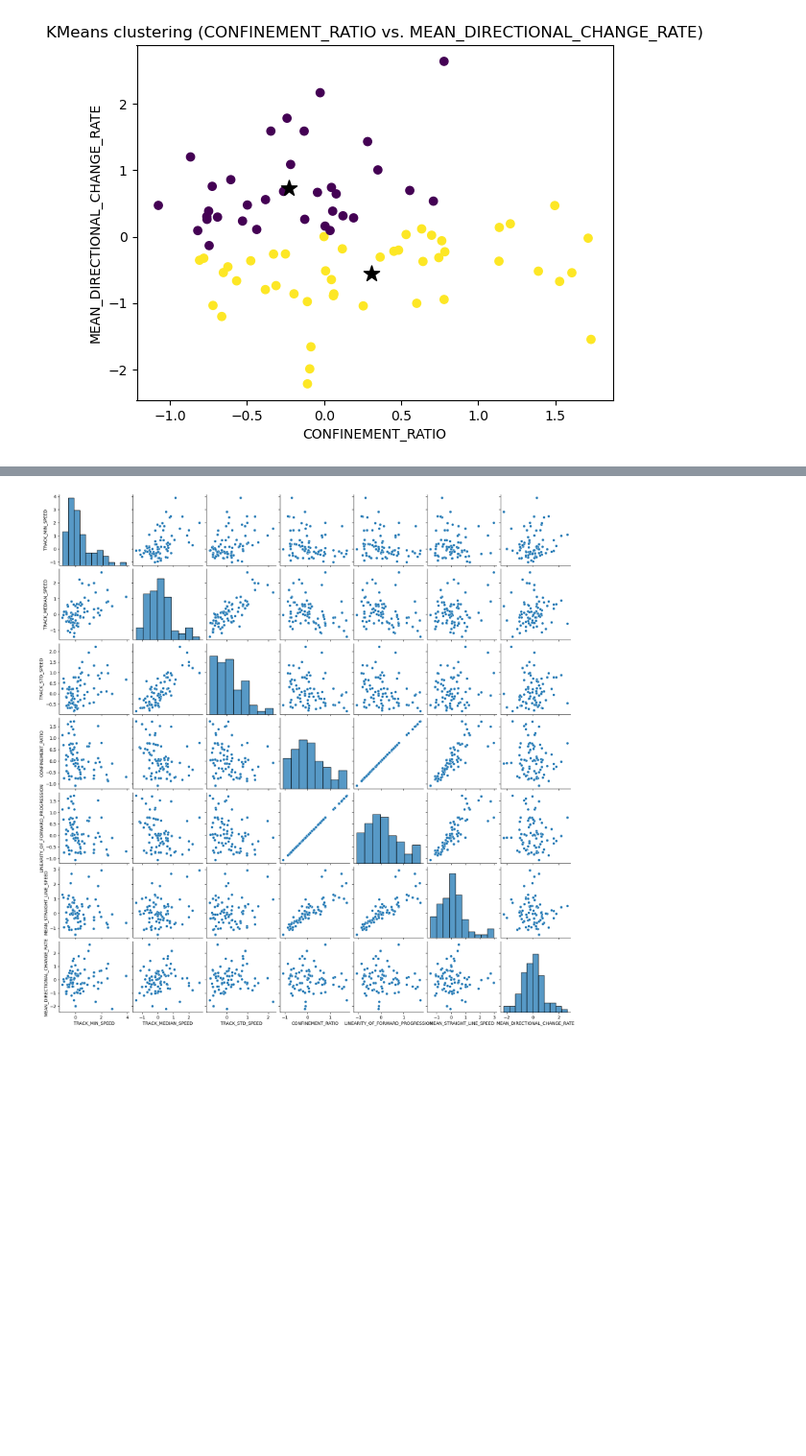
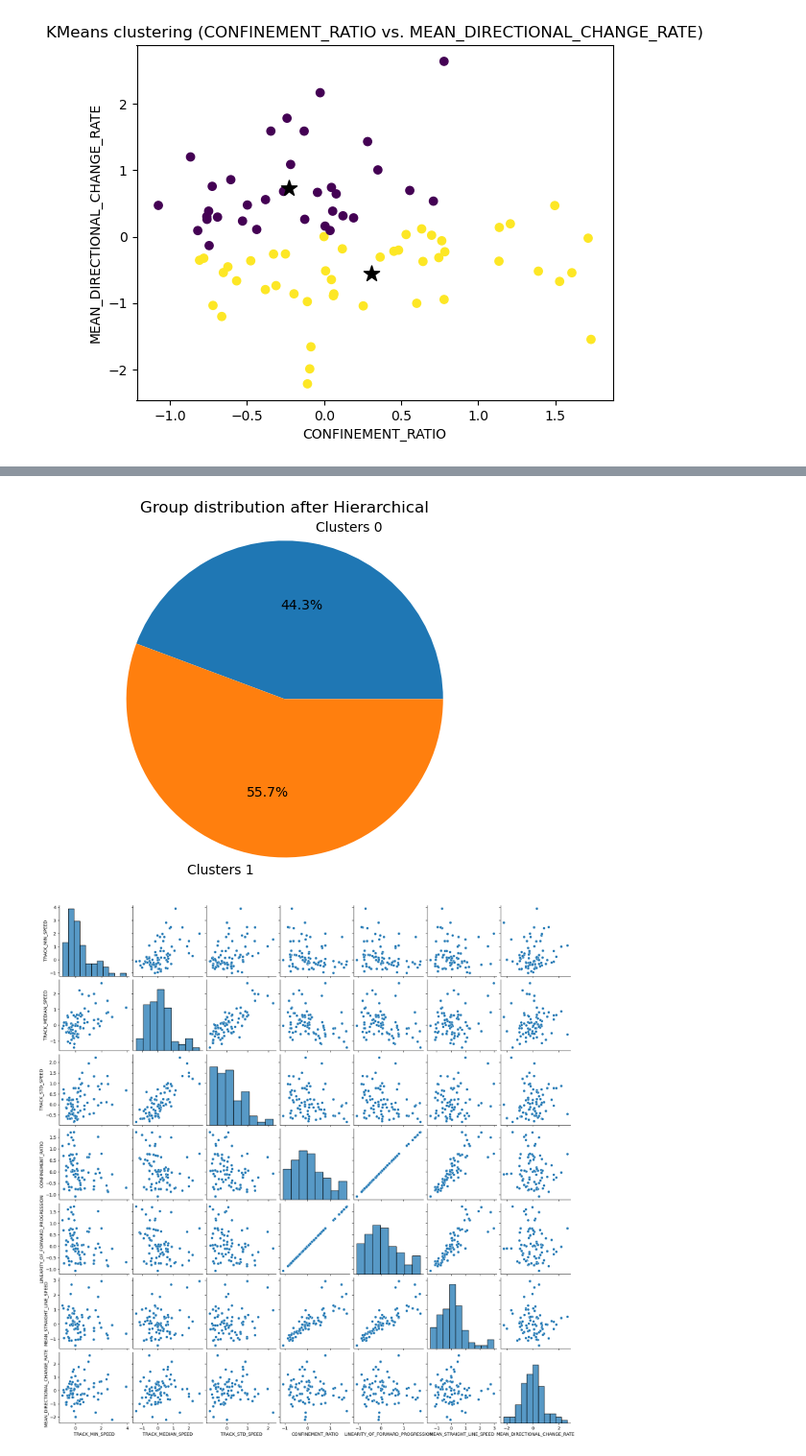
Before and after one commit to GentlemanFrog/Trajectory_clustering, a Jupyter notebook: Trajectory_analysis_2_0.ipynb, the cells around one changed output, grey strips where cells are left out. Shown at 96% size. Drawn from its saved outputs; the diff is of its cells as text; code cells hidden in the pictures; blank space fills up the shorter version.

```diff
--- a/Trajectory_analysis_2_0.ipynb
+++ b/Trajectory_analysis_2_0.ipynb
@@ -373,0 +330,2 @@ df_to_clustering
+# %%
+hierarchical_dict = get_hierarchical_groups(df_scaled, hierarchical_labels)
@@ -374,7 +372,7 @@ df_to_clustering
 # %%
-df_to_test = df_scaled[['TRACK_MIN_SPEED', 'TRACK_MEDIAN_SPEED', 'TRACK_STD_SPEED',
-                       'CONFINEMENT_RATIO', 'LINEARITY_OF_FORWARD_PROGRESSION', 'MEAN_STRAIGHT_LINE_SPEED',
-                       'MEAN_DIRECTIONAL_CHANGE_RATE']]
+plot_clusters_pie(hierarchical_dict, 'Hierarchical')
+# %% [output]
+[figure, added]
 # %%
 pair_plot = sns.pairplot(df_to_test)
 # %% [output]
```
Also changed, not shown: parts of 35 cells of this notebook, 4 other files.
